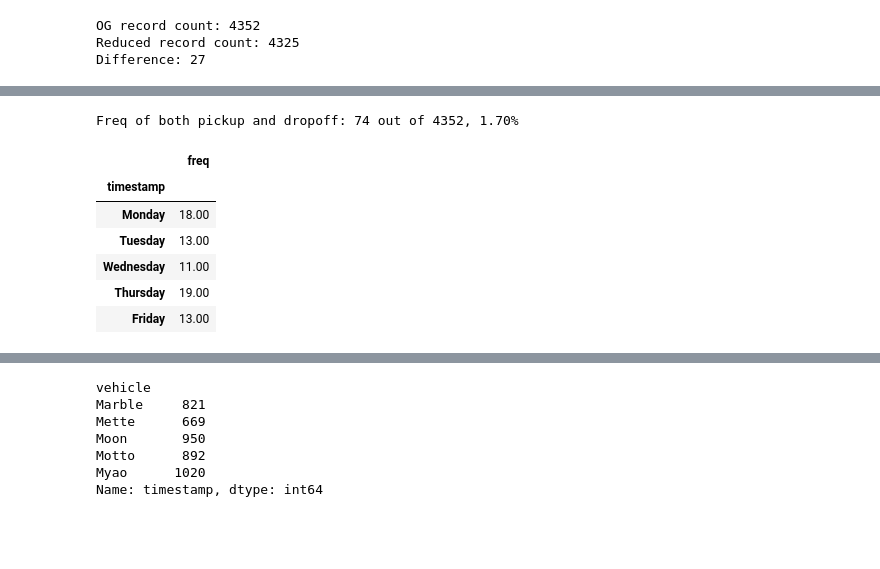
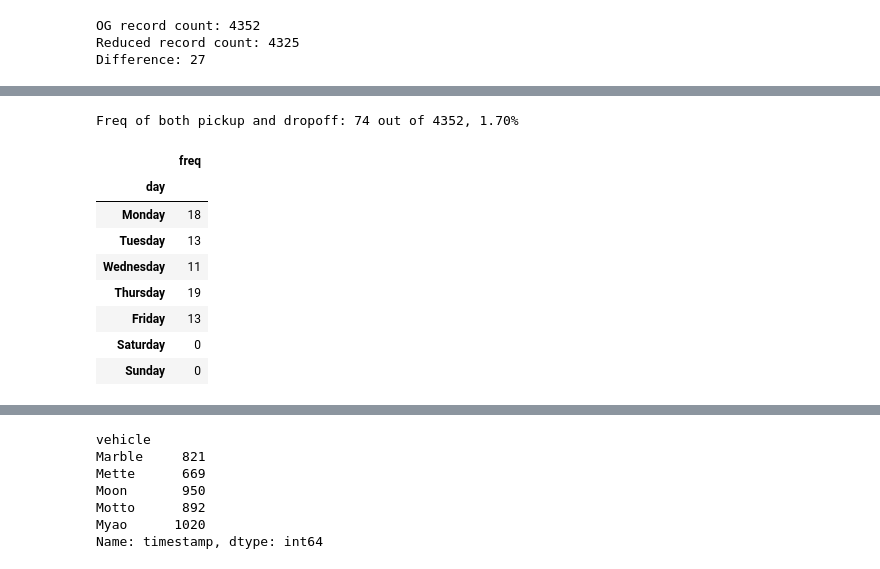
Before and after one commit to jrosilam/MayMobility_TakeHome, a Jupyter notebook: takehome_test.ipynb, the cells around one changed output, grey strips where cells are left out. Drawn from its saved outputs; the diff is of its cells as text; code cells hidden in the pictures; blank space fills up the shorter version.

```diff
--- a/takehome_test.ipynb
+++ b/takehome_test.ipynb
@@ -250,3 +254,6 @@ dtype: object
+# %%
+# add Months for QoL
+ridership_df.insert(ridership_df.columns.get_loc("name"),"month",ridership_df["timestamp"].dt.month_name().astype("category"))
 # %%
 # add days of the week for QoL
 day_number = ridership_df["timestamp"].dt.weekday
@@ -278,0 +277,8 @@ ridership_df.head()
+# %%
+# order days and months for categorical data
+months_ordered = ['January', 'February', 'March', 'April', 'May', 'June', 'July', 'August', 'September', 'October', 'November', 'December']
+days_ordered = ['Monday', 'Tuesday', 'Wednesday', 'Thursday', 'Friday', 'Saturday', 'Sunday']
+
+ridership_df["month"] = pd.Categorical(ridership_df["month"], categories=months_ordered, ordered=True)
+ridership_df["day"]   = pd.Categorical(ridership_df["day"], categories=days_ordered, ordered=True)
+ridership_df["hour"]  = pd.Categorical(ridership_df["hour"], ordered=True)
@@ -440,17 +462,19 @@ sim_ridership_df
 # %%
 sim_count = sim_ridership_df.shape[0] # simultaneous records
 
 print(f"Freq of both pickup and dropoff: {sim_count} out of {total_records}, {sim_count/total_records:.2%}")
 
 # which days?
-sim_ridership_df[["pickup"]].groupby(sim_ridership_df["timestamp"].dt.day_name()).count().rename(columns={"pickup":"freq"}).reindex(days_of_the_week).dropna()
+sim_ridership_df[["pickup"]].groupby(sim_ridership_df["day"]).count().rename(columns={"pickup":"freq"}).dropna()
 # %% [output]
 Freq of both pickup and dropoff: 74 out of 4352, 1.70%
 |  | freq |
-| timestamp |  |
-| Monday | 18.00 |
-| Tuesday | 13.00 |
-| Wednesday | 11.00 |
-| Thursday | 19.00 |
-| Friday | 13.00 |
+| day |  |
+| Monday | 18 |
+| Tuesday | 13 |
+| Wednesday | 11 |
+| Thursday | 19 |
+| Friday | 13 |
+| Saturday | 0 |
+| Sunday | 0 |
 # %%
```
Also changed, not shown: parts of 44 cells of this notebook.
